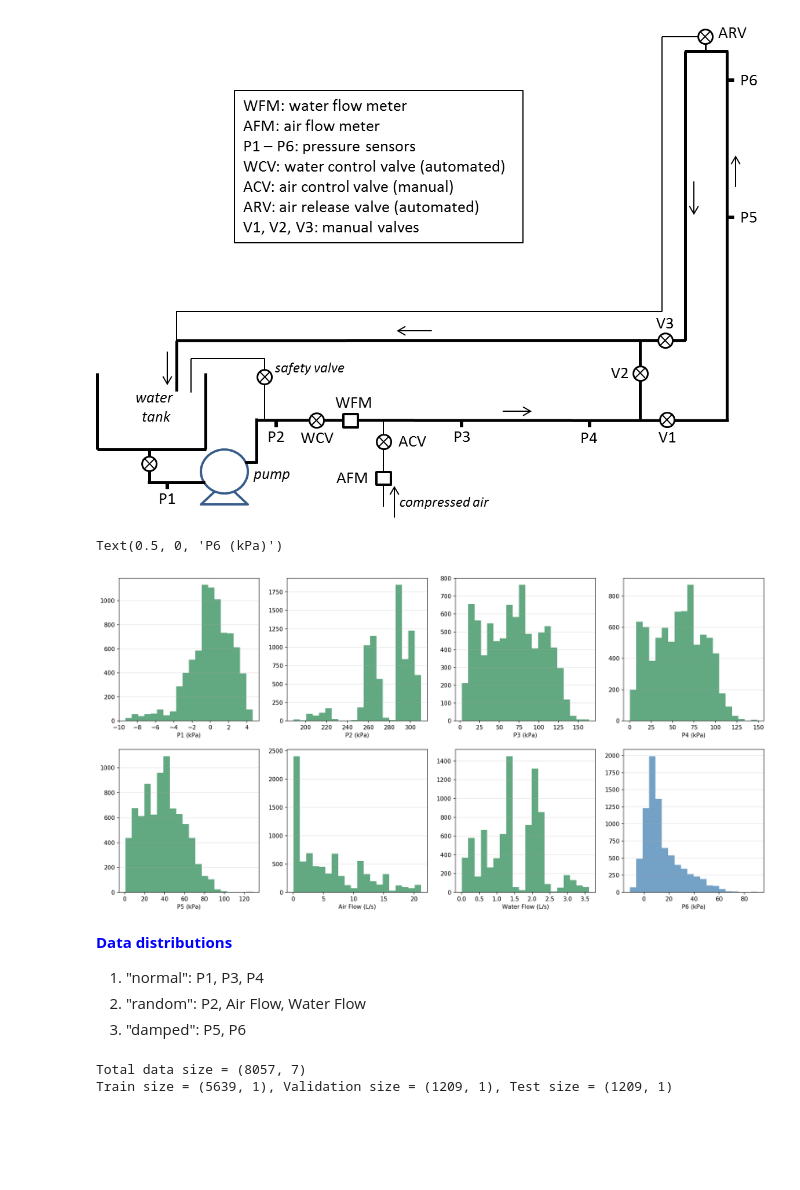
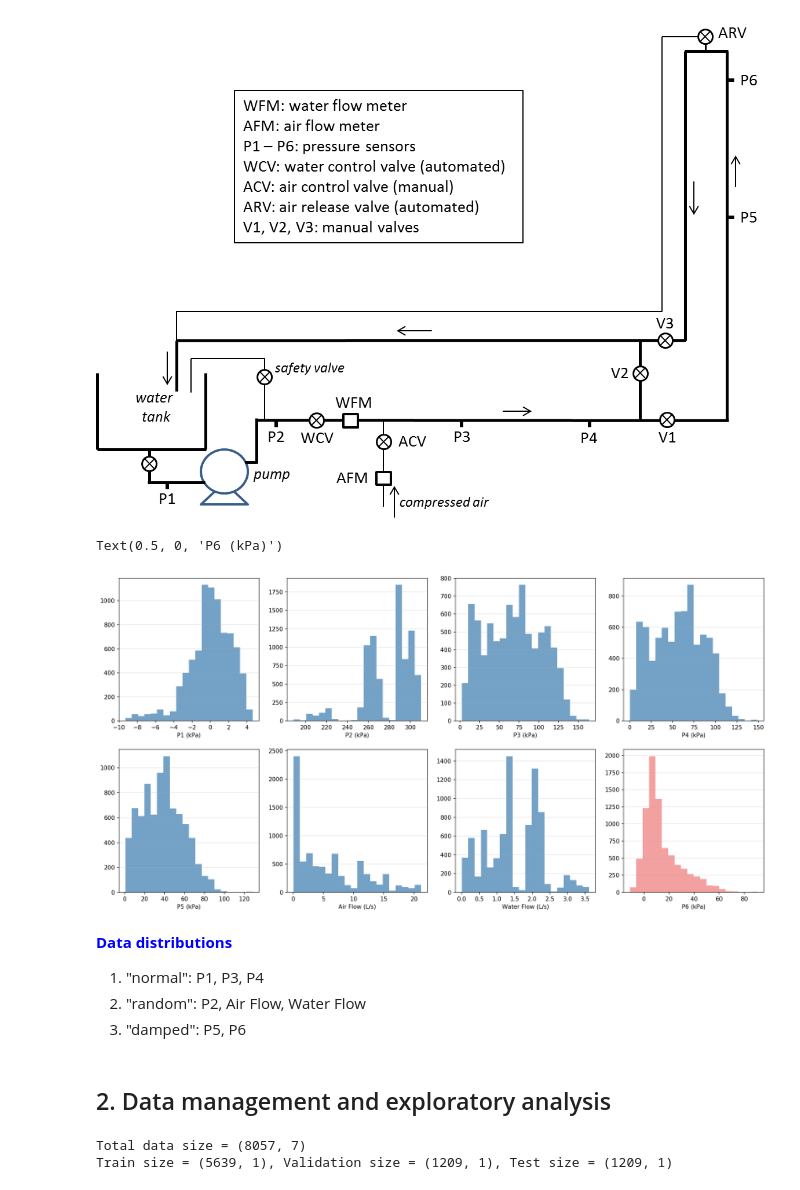
Before and after one commit to triton-wolfe/CHbE-6745-4745-Group-Project, a Jupyter notebook: Group_Project.ipynb, the cells around one changed output. Saved outputs shown, nothing was run; the diff lists cells and outputs as text; code cells hidden in the pictures; blank space fills up the shorter version.

```diff
--- a/Group_Project.ipynb
+++ b/Group_Project.ipynb
@@ -42,27 +42,29 @@ Image(filename='two-phase flow pressure drop.png')
 # %%
 ######################################### feature distribution ############################################################
 
 fig, axes = plt.subplots(2, 4, figsize = (20, 10), dpi = 150)
 for i in range(2):
     for j in range(4):
         feature = i*4+j
         if feature <= 6:
             axes[i,j].grid(axis='y', linestyle='-', linewidth=1, alpha=0.3)
-            axes[i,j].hist(X[:,feature], bins=20, facecolor='seagreen', alpha=0.75)
+            axes[i,j].hist(X[:,feature], bins=20, facecolor='steelblue', alpha=0.75)
             axes[i,j].set_xlabel(x_names[feature])
 #distribution of target variable
 axes[1,-1].grid(axis='y', linestyle='-', linewidth=1, alpha=0.3)
-axes[1,-1].hist(y, bins=20, facecolor='steelblue', alpha=0.75)
+axes[1,-1].hist(y, bins=20, facecolor='lightcoral', alpha=0.75)
 axes[1,-1].set_xlabel(y_name)
 # %% [output]
 Text(0.5, 0, 'P6 (kPa)')
-[figure, old version]
+[figure, new version]
 # %% [markdown]
 <font color=blue>**Data distributions**</font>
 
 1. "normal": P1, P3, P4
 2. "random": P2, Air Flow, Water Flow
 3. "damped": P5, P6
+# %% [markdown]
+## 2. Data management and exploratory analysis
 # %%
 ############################################ data preprocessing ############################################################
 
```
Also changed, not shown: parts of 8 cells of this notebook.
